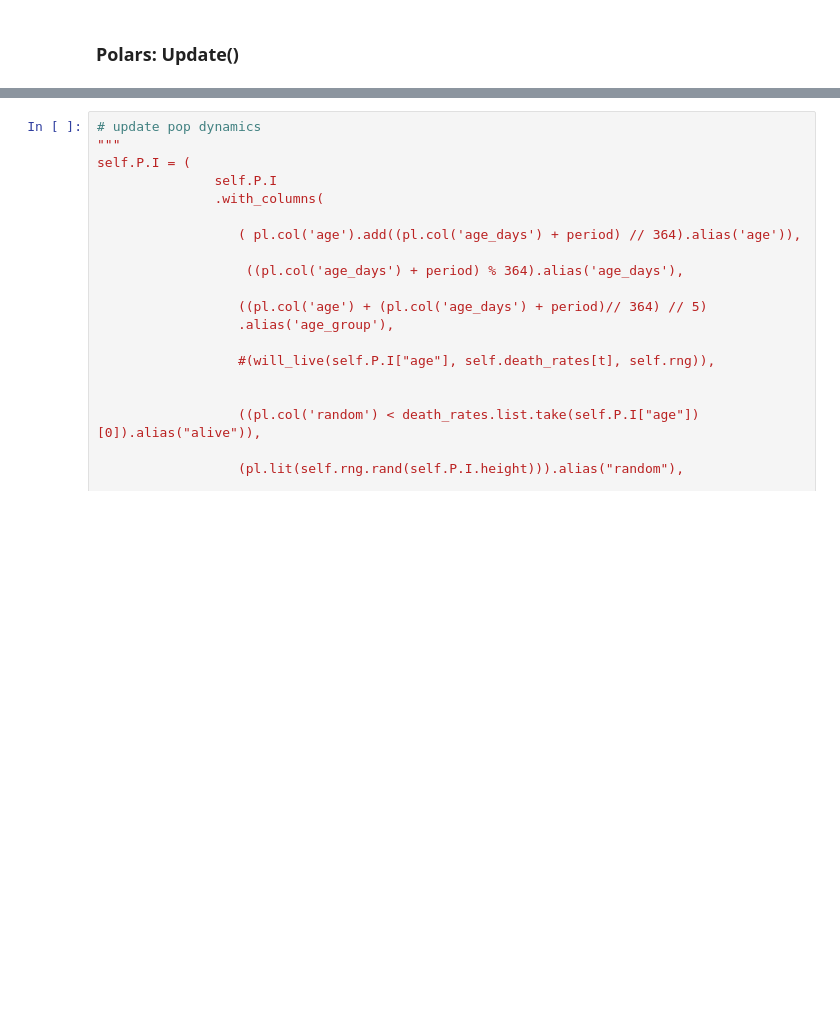
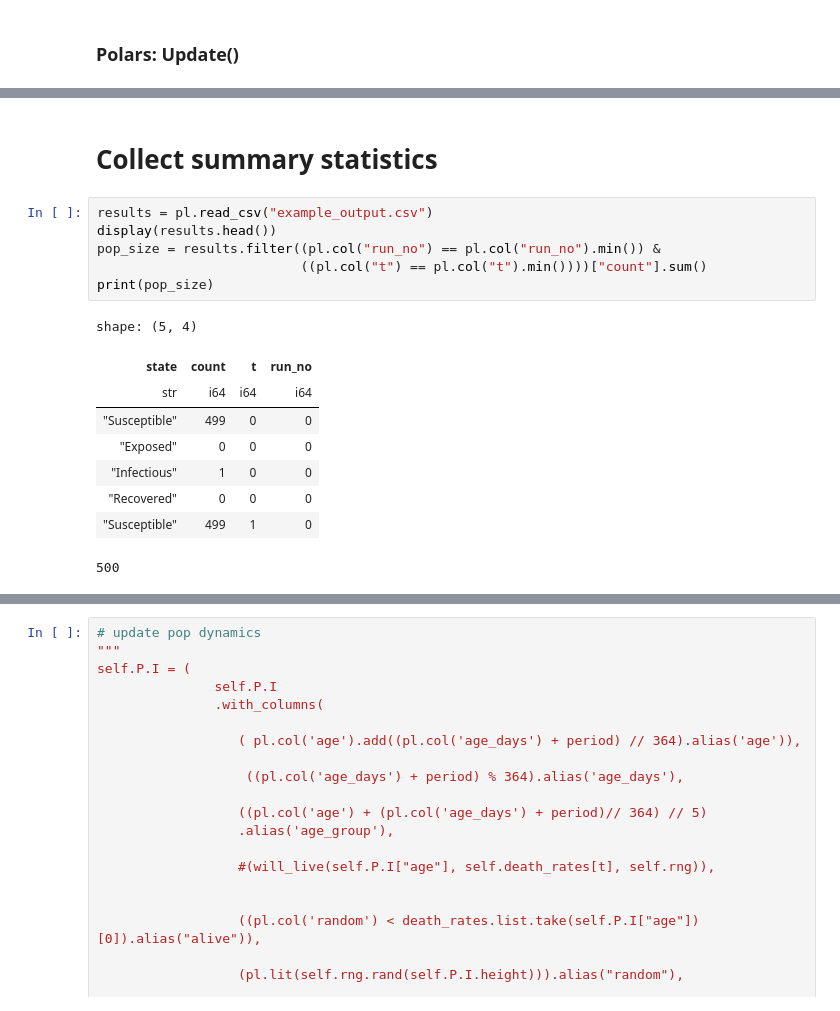
Before and after one commit to nefeltellioglu/polars_workshop, a Jupyter notebook: workshop.ipynb, the cells around one changed output, grey strips where cells are left out. Drawn from its saved outputs; the diff is of its cells as text; blank space fills up the shorter version.

Commit message:
introduce couple of more examples

```diff
--- a/workshop.ipynb
+++ b/workshop.ipynb
@@ -330,0 +321,18 @@ shape: (5, 5)
+# %% [markdown]
+# Collect summary statistics
+# %%
+results = pl.read_csv("example_output.csv")
+display(results.head())
+pop_size = results.filter((pl.col("run_no") == pl.col("run_no").min()) &
+                          ((pl.col("t") == pl.col("t").min())))["count"].sum()
+print(pop_size)
+# %% [output]
+shape: (5, 4)
+| state | count | t | run_no |
+| str | i64 | i64 | i64 |
+| "Susceptible" | 499 | 0 | 0 |
+| "Exposed" | 0 | 0 | 0 |
+| "Infectious" | 1 | 0 | 0 |
+| "Recovered" | 0 | 0 | 0 |
+| "Susceptible" | 499 | 1 | 0 |
+500
```
Also changed, not shown: parts of 16 cells of this notebook, 1 other file.
